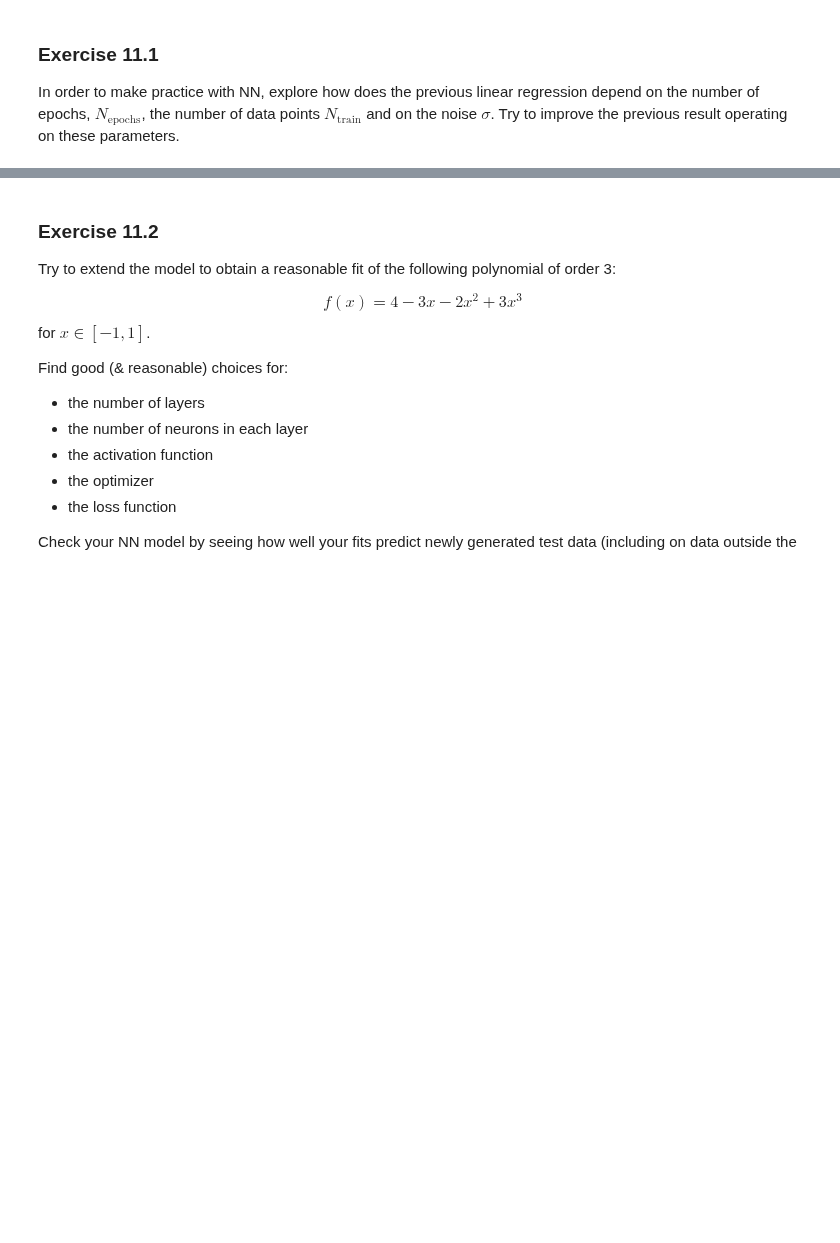
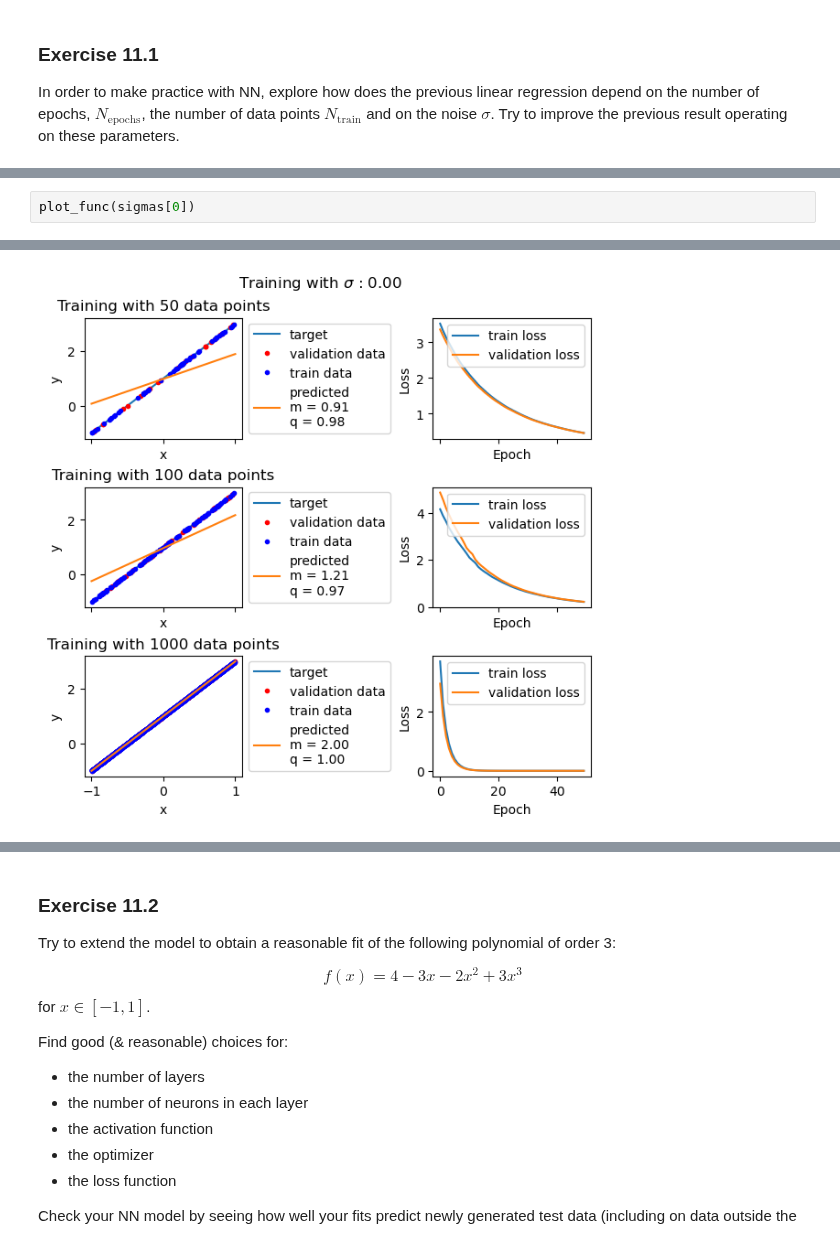
Before and after one commit to RandDouble/SimulazioneNumerica, a Jupyter notebook: LSN_Exercises_11.ipynb, the cells around one changed output, grey strips where cells are left out. Drawn from its saved outputs; the diff is of its cells as text; blank space fills up the shorter version.

```diff
--- a/LSN_Exercises_11.ipynb
+++ b/LSN_Exercises_11.ipynb
@@ -198,0 +275,3 @@ In order to make practice with NN, explore how does the previous linear regressi
+# %%
+plot_func(sigmas[0])
+# %% [output]
@@ -198,0 +295 @@ In order to make practice with NN, explore how does the previous linear regressi
+[figure, added]
```
Also changed, not shown: parts of 25 cells of this notebook.
